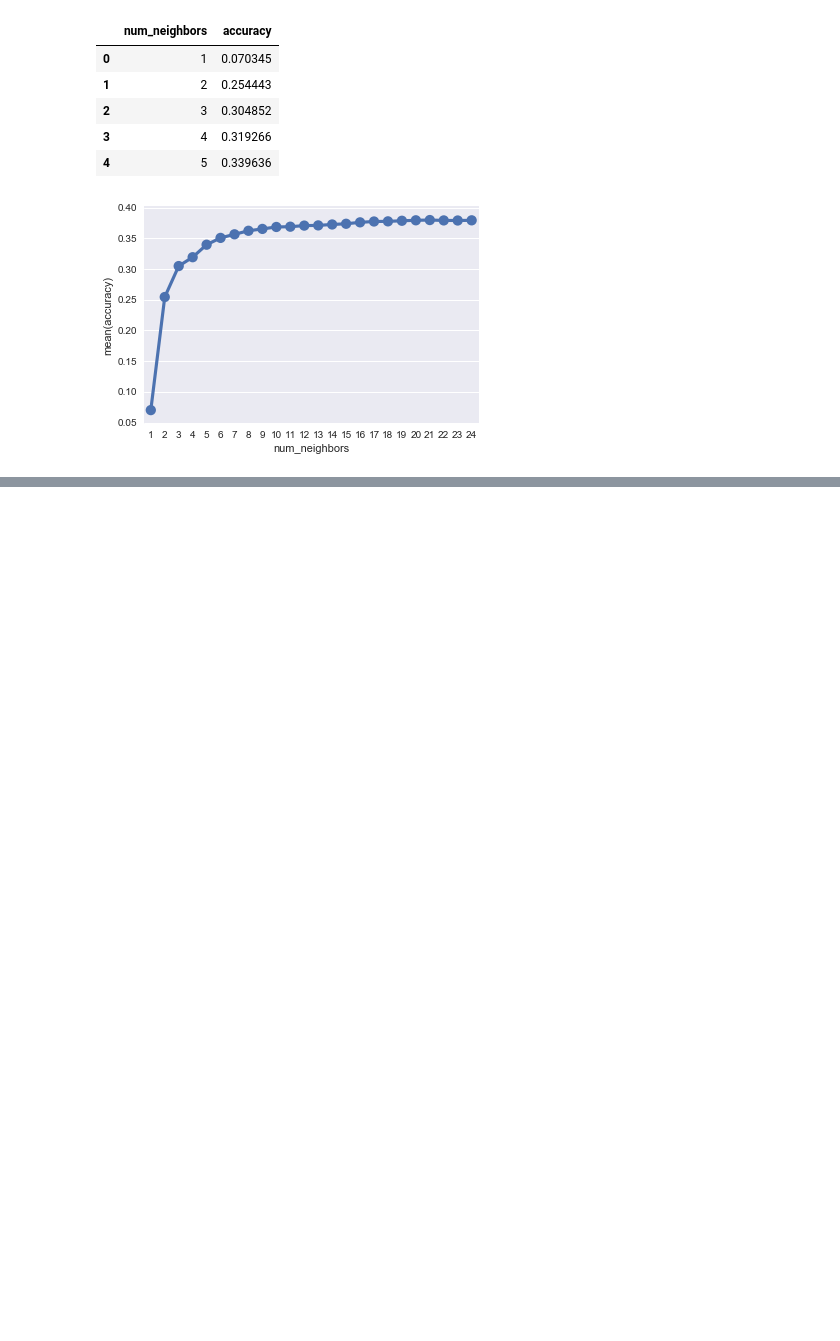
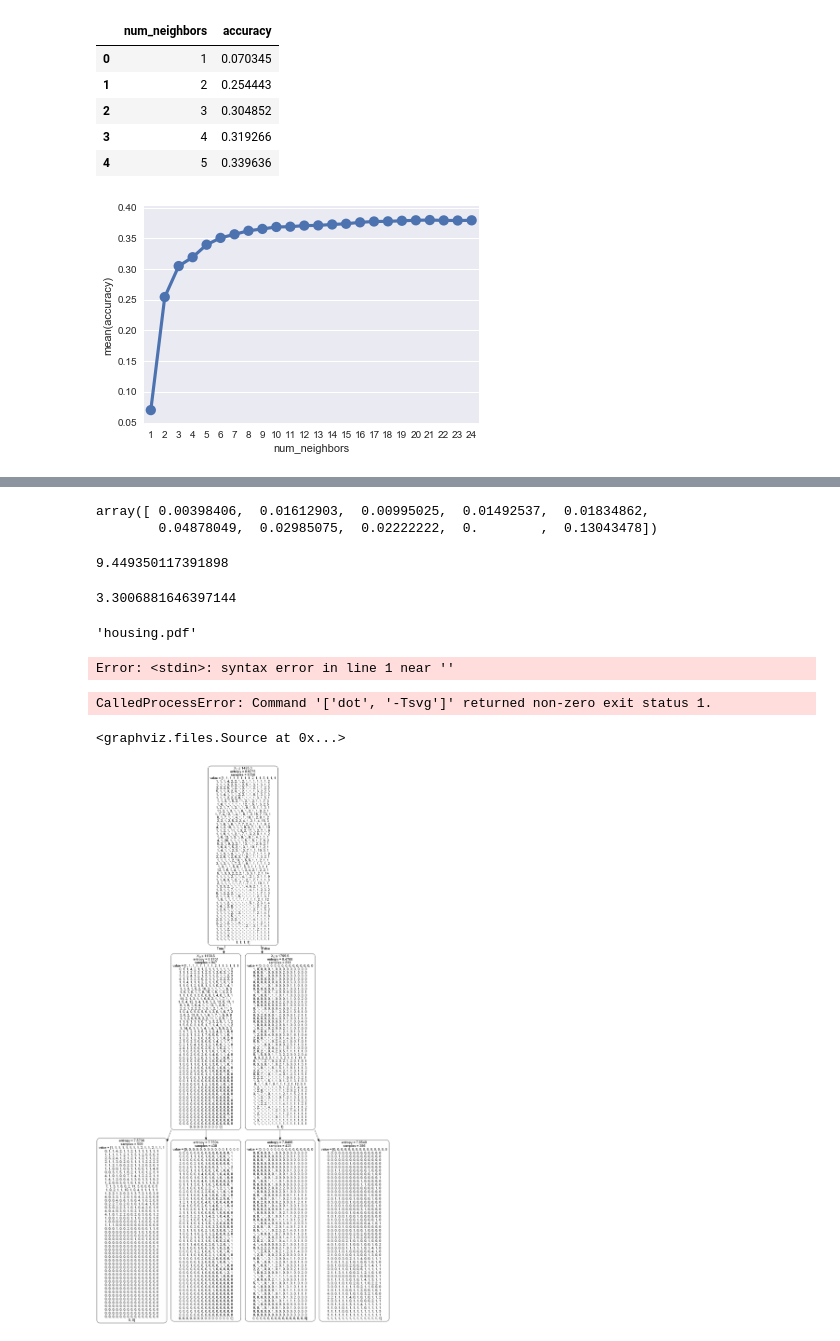
Before and after one commit to perlgirl2002/KNN, a Jupyter notebook: RegressionModelsComparison SIMPLE EXAMPLE.ipynb, the cells around one changed output, grey strips where cells are left out. Cells and saved outputs as stored; diff of their text form; code cells hidden in the pictures; blank space fills up the shorter version.

```diff
--- a/RegressionModelsComparison SIMPLE EXAMPLE.ipynb
+++ b/RegressionModelsComparison SIMPLE EXAMPLE.ipynb
@@ -119,0 +133,66 @@ After running through the process a few times, k=10 seems to be the point at whi
+# %%
+# This is the model we'll be using.
+from sklearn import tree
+
+output2 = timeit.timeit('decision_tree = tree.DecisionTreeClassifier( \
+    criterion=\'entropy\', \
+    max_features=1, \
+    max_depth=2, \
+    random_state = 1337)',
+ 'from sklearn import tree'
+)
+
+# Initialize and train our tree.
+decision_tree = tree.DecisionTreeClassifier(
+    criterion='entropy',
+    max_features=1,
+    max_depth=2,
+    random_state = 1337
+)
+decision_tree.fit(X_train, y_train)
+
+cross_val_score(decision_tree, X_train, y_train, cv=10)
+# %% [output]
+array([ 0.00398406,  0.01612903,  0.00995025,  0.01492537,  0.01834862,
+        0.04878049,  0.02985075,  0.02222222,  0.        ,  0.13043478])
+# %%
+# Random Forest
+output1
+# %% [output]
+9.449350117391898
+# %%
+# Decision Tree
+output2
+# %% [output]
+3.3006881646397144
+# %%
+import graphviz
+dot_info = tree.export_graphviz(decision_tree, out_file=None)
+graph = graphviz.Source(dot_info)
+graph.render("housing")
+# %% [output]
+'housing.pdf'
+# %%
+from graphviz import Source
+Source.from_file('housing.pdf', encoding='latin-1')
+# %% [output]
+Error: <stdin>: syntax error in line 1 near ''
+CalledProcessError: Command '['dot', '-Tsvg']' returned non-zero exit status 1.
+<graphviz.files.Source at 0x...>
+# %%
+import pydot
+from IPython.display import Image
+from sklearn.externals.six import StringIO
+dot_data = StringIO()
+from sklearn.tree import export_graphviz
+export_graphviz(decision_tree, out_file=dot_data,
+                     filled=True, rounded=True,
+                    special_characters=True,
+                    label='all',
+                    impurity=True,
+                    proportion=False
+)
+graph = pydot.graph_from_dot_data(dot_data.getvalue())[0]
+Image(graph.create_png())
+# %% [output]
+[figure, added]
```
Also changed, not shown: parts of 7 cells of this notebook.
